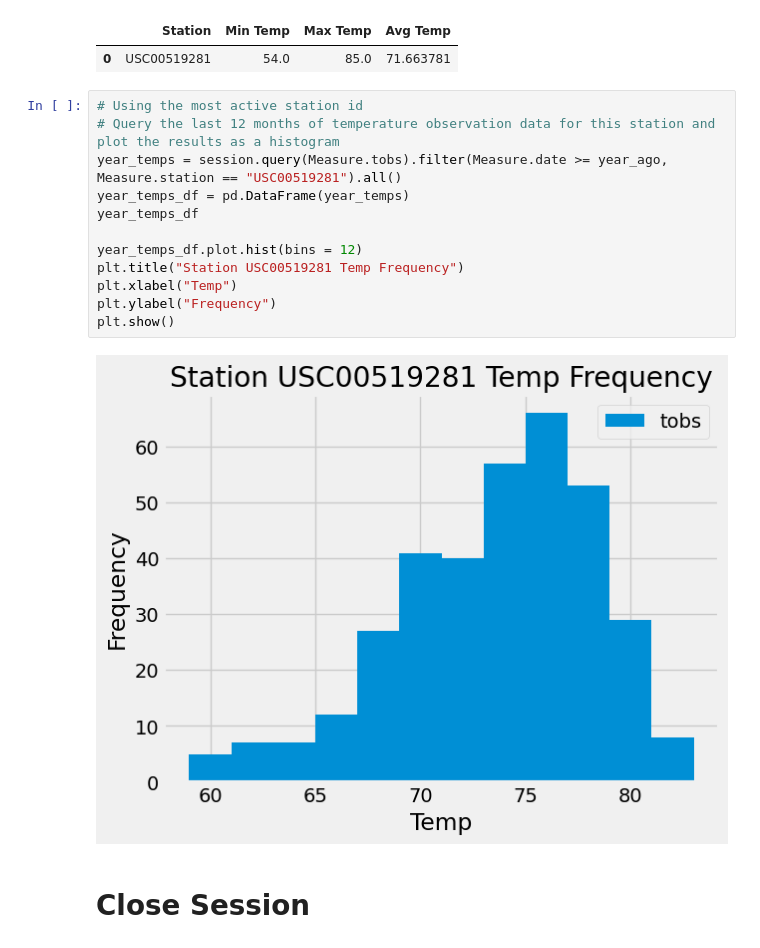
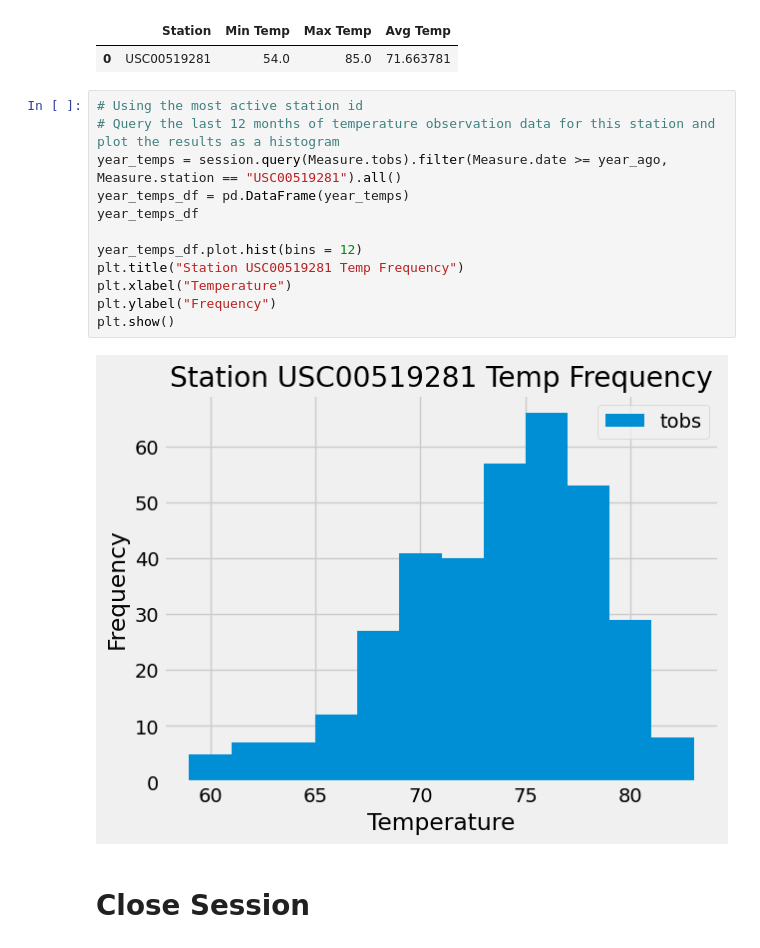
Before and after one commit to Hensonkk/sqlalchemy-challenge, a Jupyter notebook: SurfsUp/climate_starter.ipynb, the cells around one changed output. Cells and saved outputs as stored; diff of their text form.

```diff
--- a/SurfsUp/climate_starter.ipynb
+++ b/SurfsUp/climate_starter.ipynb
@@ -172,17 +172,17 @@ most_active
 # %%
 # Using the most active station id
 # Query the last 12 months of temperature observation data for this station and plot the results as a histogram
 year_temps = session.query(Measure.tobs).filter(Measure.date >= year_ago, Measure.station == "USC00519281").all()
 year_temps_df = pd.DataFrame(year_temps)
 year_temps_df
 
 year_temps_df.plot.hist(bins = 12)
 plt.title("Station USC00519281 Temp Frequency")
-plt.xlabel("Temp")
+plt.xlabel("Temperature")
 plt.ylabel("Frequency")
 plt.show()
 # %% [output]
-[figure, old version]
+[figure, new version]
 # %% [markdown]
 # Close Session
 # %%
```
Also changed, not shown: parts of 1 cell of this notebook, 1 other file.
